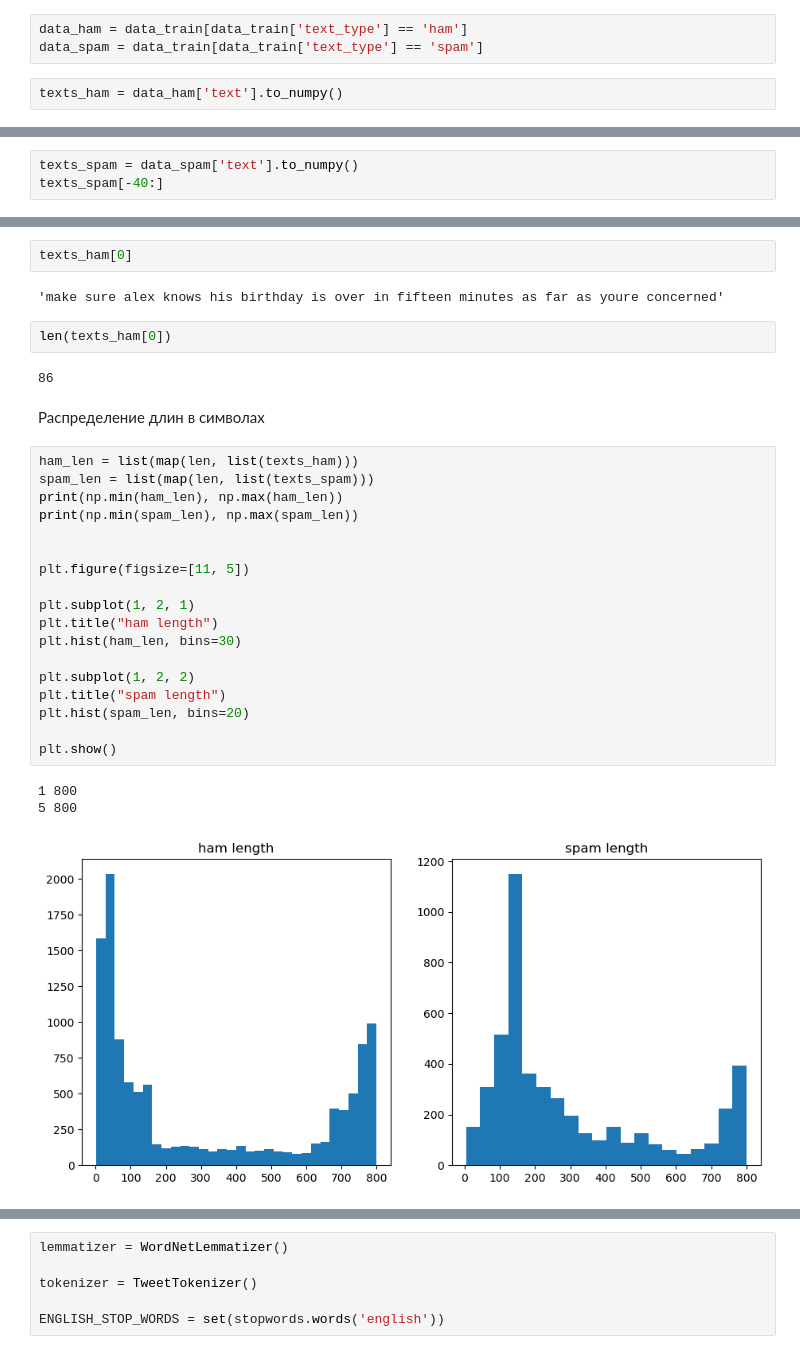
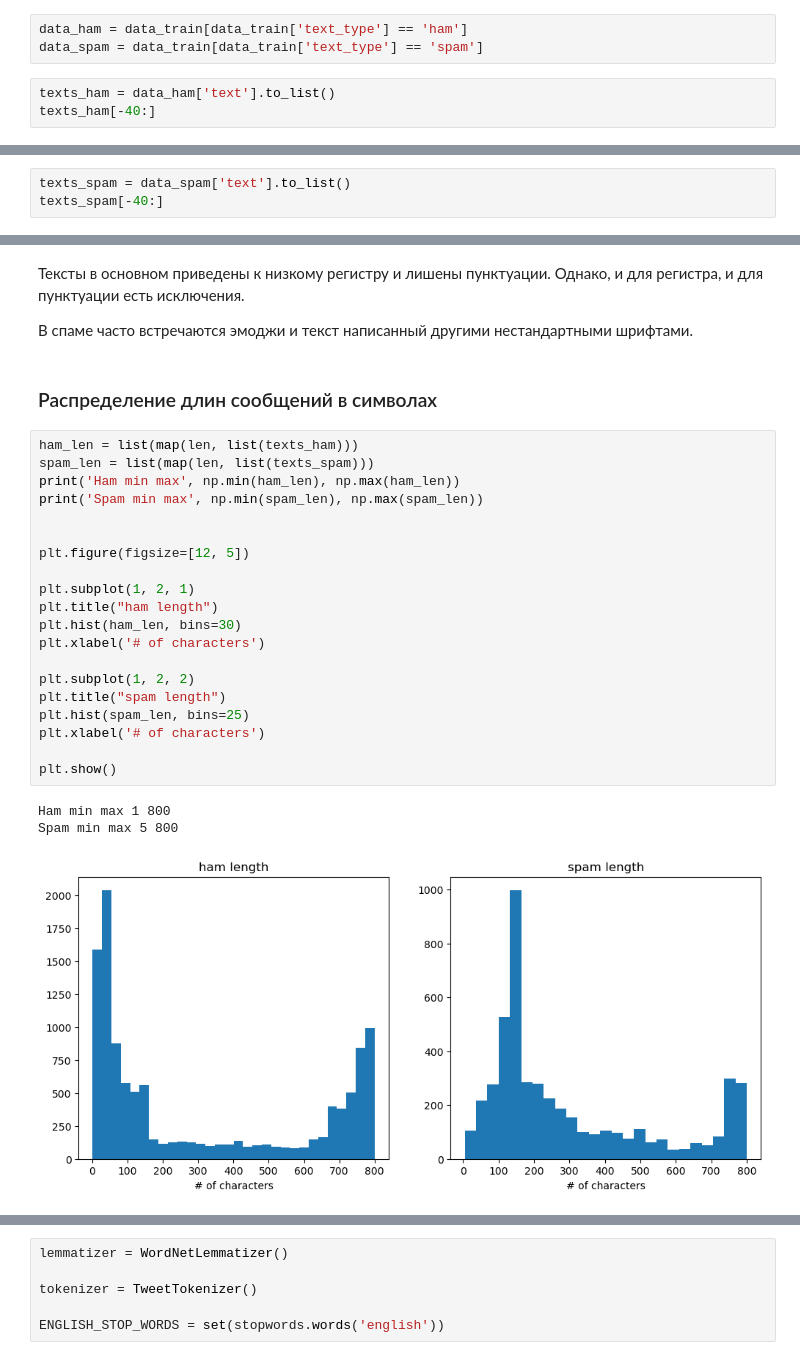
Before and after one commit to Oleg20502/vk_task, a Jupyter notebook: data_analysis.ipynb, the cells around one changed output, grey strips where cells are left out. Saved outputs shown, nothing was run; the diff lists cells and outputs as text.

```diff
--- a/data_analysis.ipynb
+++ b/data_analysis.ipynb
@@ -96,4 +79,5 @@ data_train.iloc[0, 1]
 data_ham = data_train[data_train['text_type'] == 'ham']
 data_spam = data_train[data_train['text_type'] == 'spam']
 # %%
-texts_ham = data_ham['text'].to_numpy()
+texts_ham = data_ham['text'].to_list()
+texts_ham[-40:]
@@ -120,4 +102,4 @@ array(['any of your writing online anywhere would love to take a look i was plag
 # %%
-texts_spam = data_spam['text'].to_numpy()
+texts_spam = data_spam['text'].to_list()
 texts_spam[-40:]
 # %% [output]
@@ -141,32 +123,30 @@ array(['still paying too much for life insurance u save up to 75 on your term li
-# %%
-texts_ham[0]
-# %% [output]
-'make sure alex knows his birthday is over in fifteen minutes as far as youre concerned'
-# %%
-len(texts_ham[0])
-# %% [output]
-86
+# %% [markdown]
+Тексты в основном приведены к низкому регистру и лишены пунктуации. Однако, и для регистра, и для пунктуации есть исключения.
+
+В спаме часто встречаются эмоджи и текст написанный другими нестандартными шрифтами.
 # %% [markdown]
-Распределение длин в символах
+### Распределение длин сообщений в символах
 # %%
 ham_len = list(map(len, list(texts_ham)))
 spam_len = list(map(len, list(texts_spam)))
-print(np.min(ham_len), np.max(ham_len))
-print(np.min(spam_len), np.max(spam_len))
+print('Ham min max', np.min(ham_len), np.max(ham_len))
+print('Spam min max', np.min(spam_len), np.max(spam_len))
 
 
-plt.figure(figsize=[11, 5])
+plt.figure(figsize=[12, 5])
 
 plt.subplot(1, 2, 1)
 plt.title("ham length")
 plt.hist(ham_len, bins=30)
+plt.xlabel('# of characters')
 
 plt.subplot(1, 2, 2)
 plt.title("spam length")
-plt.hist(spam_len, bins=20)
+plt.hist(spam_len, bins=25)
+plt.xlabel('# of characters')
 
 plt.show()
 # %% [output]
-1 800
-5 800
+Ham min max 1 800
+Spam min max 5 800
-[figure, old version]
+[figure, new version]
```
Also changed, not shown: parts of 86 cells of this notebook, 3 other files.
